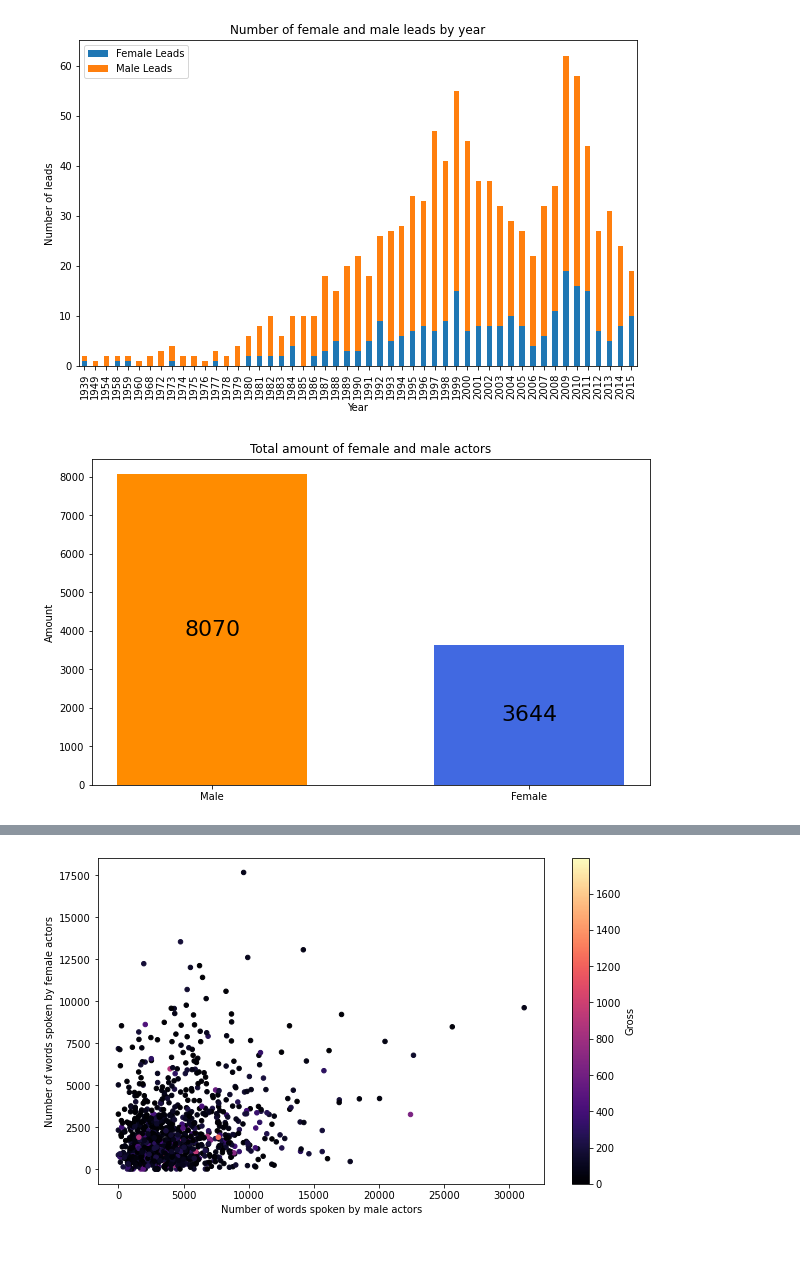
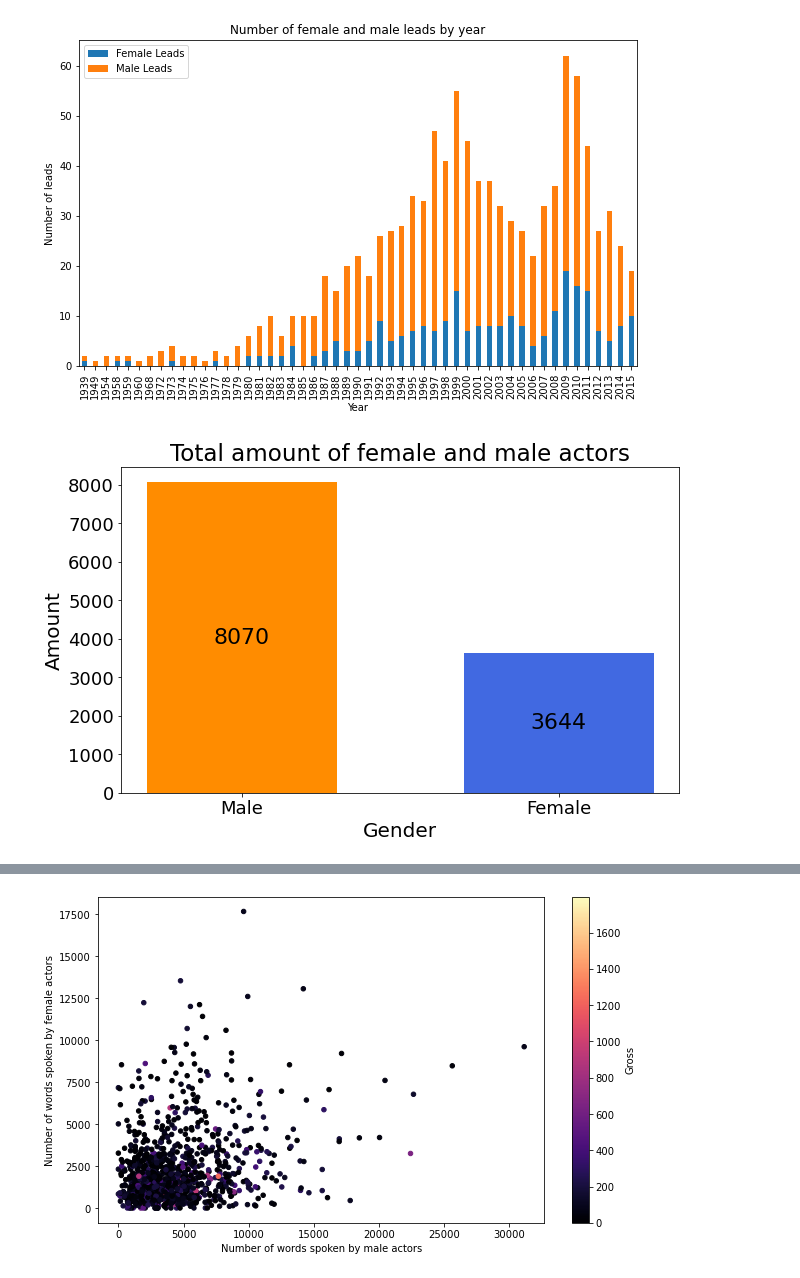
Before and after one commit to Dazarang/Statistical-Machine-Learning, a Jupyter notebook: Project/Project_Stats.ipynb, the cells around one changed output, grey strips where cells are left out. Saved outputs shown, nothing was run; the diff lists cells and outputs as text; code cells hidden in the pictures; blank space fills up the shorter version.

```diff
--- a/Project/Project_Stats.ipynb
+++ b/Project/Project_Stats.ipynb
@@ -75,26 +79,30 @@ plt.show()
 [figure]
 # %%
 df_female_sum = df['Number of female actors'].sum()
-
 df_male_sum = df['Number of male actors'].sum()
 
 fig, ax = plt.subplots()
 actors = ['Male', 'Female']
 bar_colours = ['darkorange', 'royalblue']
 bar_width = 0.6
 
 bars = ax.bar(actors, [df_male_sum, df_female_sum], color=bar_colours, width=bar_width)
-ax.set_ylabel('Amount')
-ax.set_title('Total amount of female and male actors')
+ax.set_ylabel('Amount', fontsize=20)
+ax.set_xlabel('Gender', fontsize=20)
+ax.set_title('Total amount of female and male actors', fontsize=23)
 
 # Add total count inside each bar
 for bar in bars:
     height = bar.get_height()
     ax.text(bar.get_x() + bar.get_width() / 2, height / 2, height, fontsize=22, ha='center', va='center', color='black')
 
+# Change the size of the x-axis and y-axis
+plt.xticks(fontsize=18)
+plt.yticks(fontsize=18)
+
 plt.show()
 # %% [output]
-[figure, old version]
+[figure, new version]
 # %%
 # femaleI = (df['Lead'] == "Female" )
 # # female_index = df['Lead'].index.isin(femaleI)
```
Also changed, not shown: parts of 6 cells of this notebook, 6 other files.
